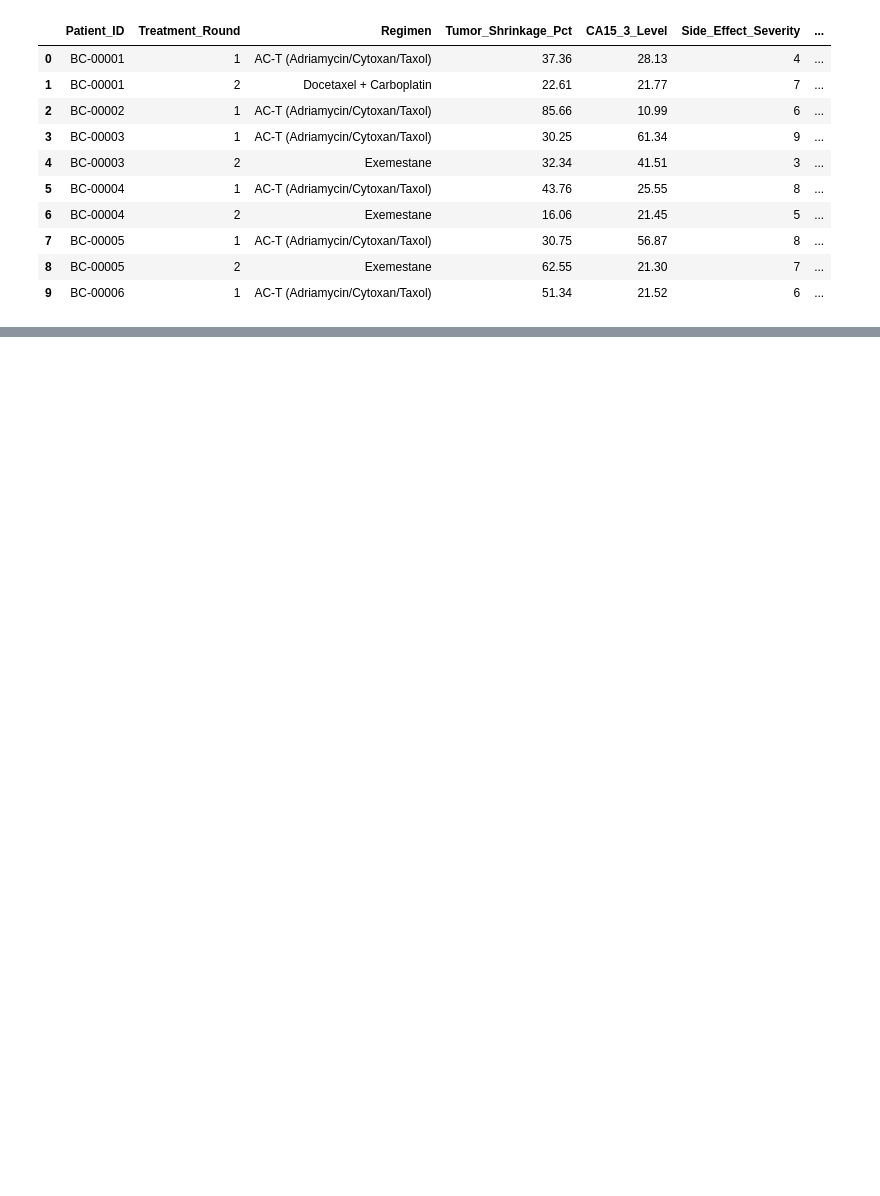
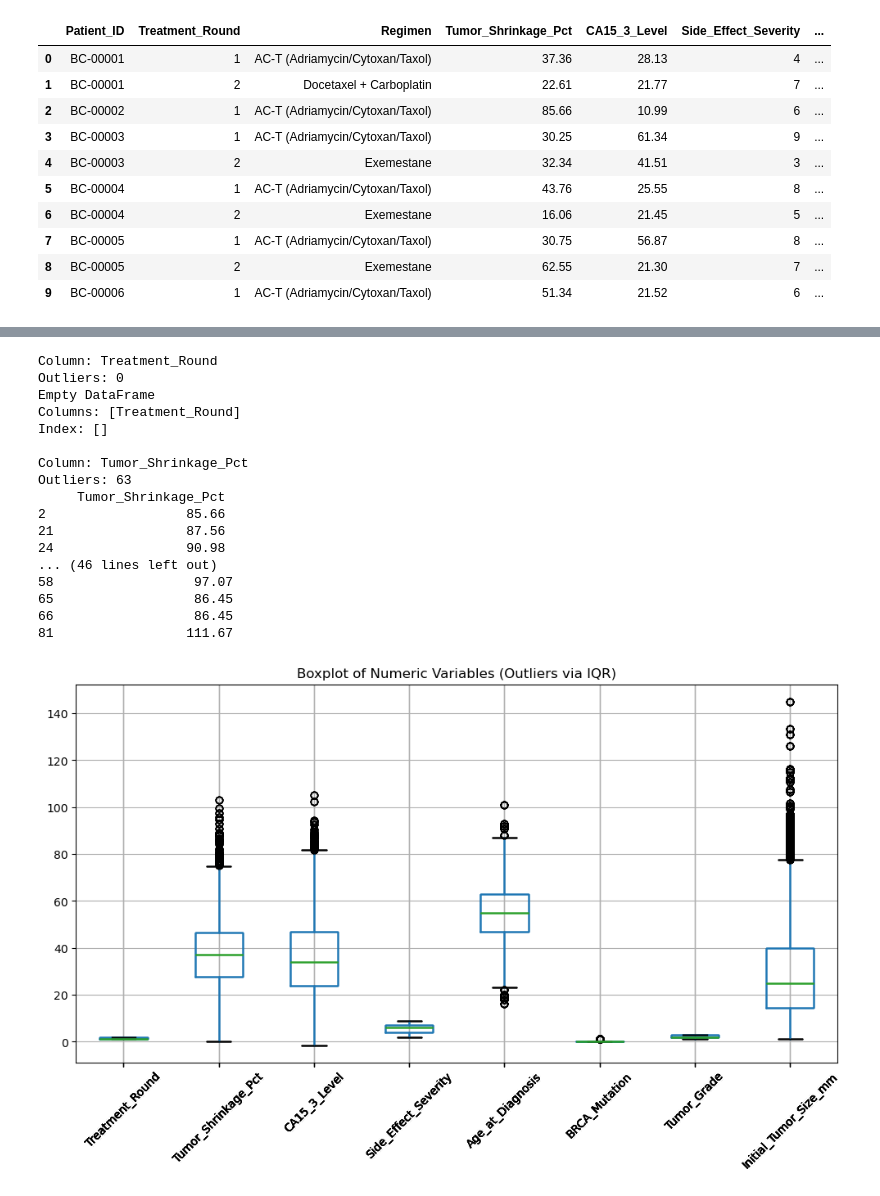
Before and after one commit to bakenova/Healthcare-Analytics-Breast-Cancer-Study, a Jupyter notebook: general/basic.ipynb, the cells around one changed output, grey strips where cells are left out. Cells and saved outputs as stored; diff of their text form; code cells hidden in the pictures; blank space fills up the shorter version.

Commit message:
Define outliers and exclude invalid values

```diff
--- a/general/basic.ipynb
+++ b/general/basic.ipynb
@@ -138,0 +262,58 @@ memory usage: 467.1+ KB
+# %%
+def detect_outliers_iqr(df, numeric_cols):
+    results = {}
+
+    for col in numeric_cols:
+        Q1 = df[col].quantile(0.25)
+        Q3 = df[col].quantile(0.75)
+        IQR = Q3 - Q1
+
+        lower_bound = Q1 - 1.5 * IQR
+        upper_bound = Q3 + 1.5 * IQR
+
+        outliers = df[(df[col] < lower_bound) | (df[col] > upper_bound)]
+
+        results[col] = {
+            'Q1': Q1,
+            'Q3': Q3,
+            'IQR': IQR,
+            'lower_bound': lower_bound,
+            'upper_bound': upper_bound,
+            'outlier_count': len(outliers),
+            'outliers': outliers[[col]]
+        }
+
+    return results
+# %%
+numeric_cols = analysis_df.select_dtypes(include=['int64', 'float64']).columns
+
+outlier_report = detect_outliers_iqr(analysis_df, numeric_cols)
+
+for col, info in outlier_report.items():
+    print(f"\nColumn: {col}")
+    print(f"Outliers: {info['outlier_count']}")
+    print(info['outliers'].head())
+
+analysis_df[numeric_cols].boxplot(figsize=(12, 6))
+plt.xticks(rotation=45)
+plt.title("Boxplot of Numeric Variables (Outliers via IQR)")
+plt.show()
+# %% [output]
+Column: Treatment_Round
+Outliers: 0
+Empty DataFrame
+Columns: [Treatment_Round]
+Index: []
+
+Column: Tumor_Shrinkage_Pct
+Outliers: 63
+     Tumor_Shrinkage_Pct
+2                  85.66
+21                 87.56
+24                 90.98
+... (46 lines left out)
+58                  97.07
+65                  86.45
+66                  86.45
+81                 111.67
+[figure, added]
```
Also changed, not shown: parts of 15 cells of this notebook.
